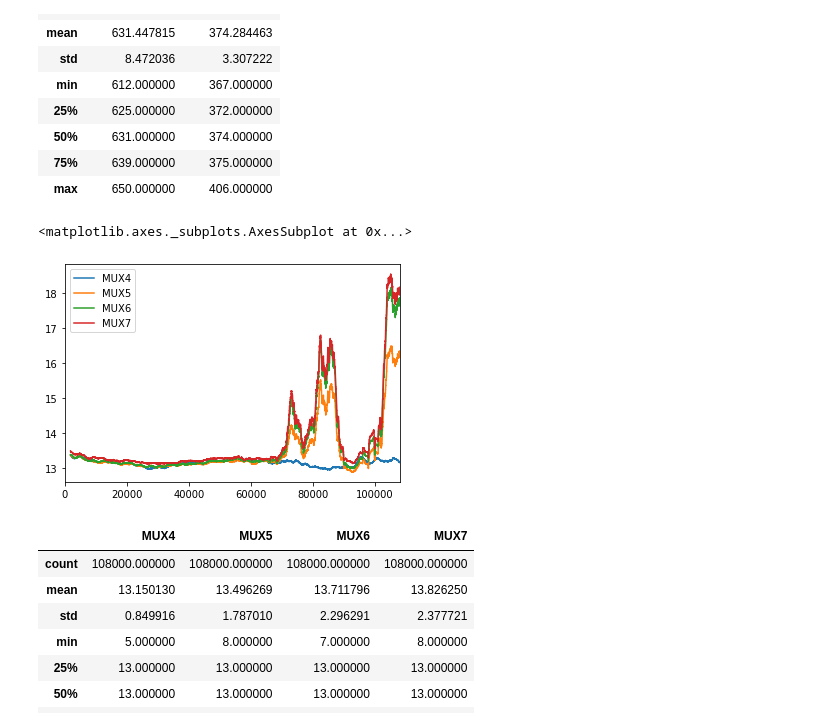
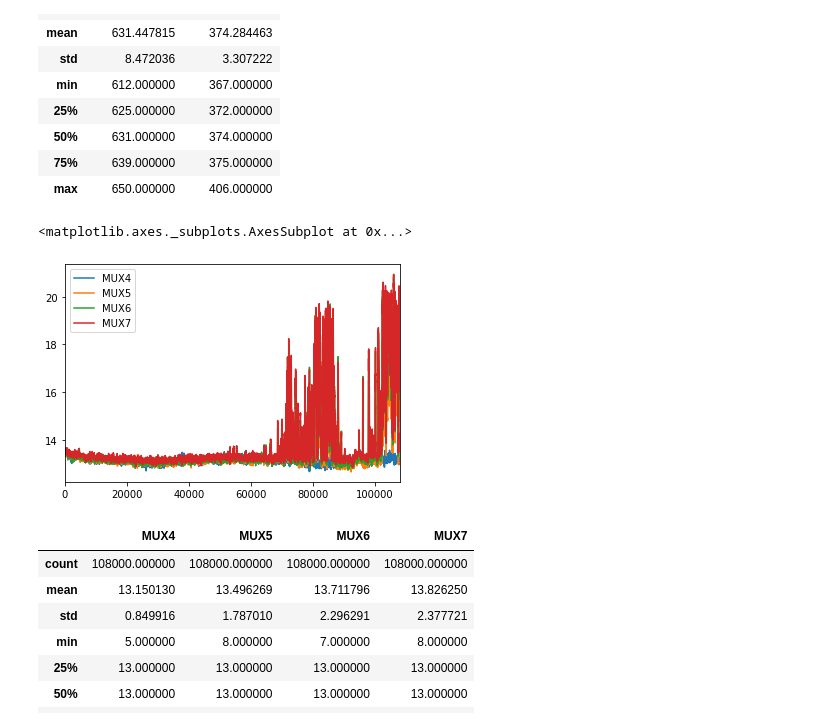
Before and after one commit to mygs/babilonia, a Jupyter notebook: research/mux-capacitive/moisture.ipynb, the cells around one changed output. Saved outputs shown, nothing was run; the diff lists cells and outputs as text; code cells hidden in the pictures.

```diff
--- a/research/mux-capacitive/moisture.ipynb
+++ b/research/mux-capacitive/moisture.ipynb
@@ -44,13 +44,13 @@ df1[['MUX0','MUX3']].describe()
 # %%
 # MUX4 -> none
 # MUX5 -> none
 # MUX6 -> none
 # MUX7 -> none
 
-df1[['MUX4','MUX5','MUX6','MUX7']].rolling(1800).mean().plot()
+df1[['MUX4','MUX5','MUX6','MUX7']].rolling(90).mean().plot()
 # %% [output]
 <matplotlib.axes._subplots.AxesSubplot at 0x...>
-[figure, old version]
+[figure, new version]
 # %%
 df1[['MUX4','MUX5','MUX6','MUX7']].describe()
 # %% [output]
```
Also changed, not shown: parts of 3 cells of this notebook, 1 other file.
